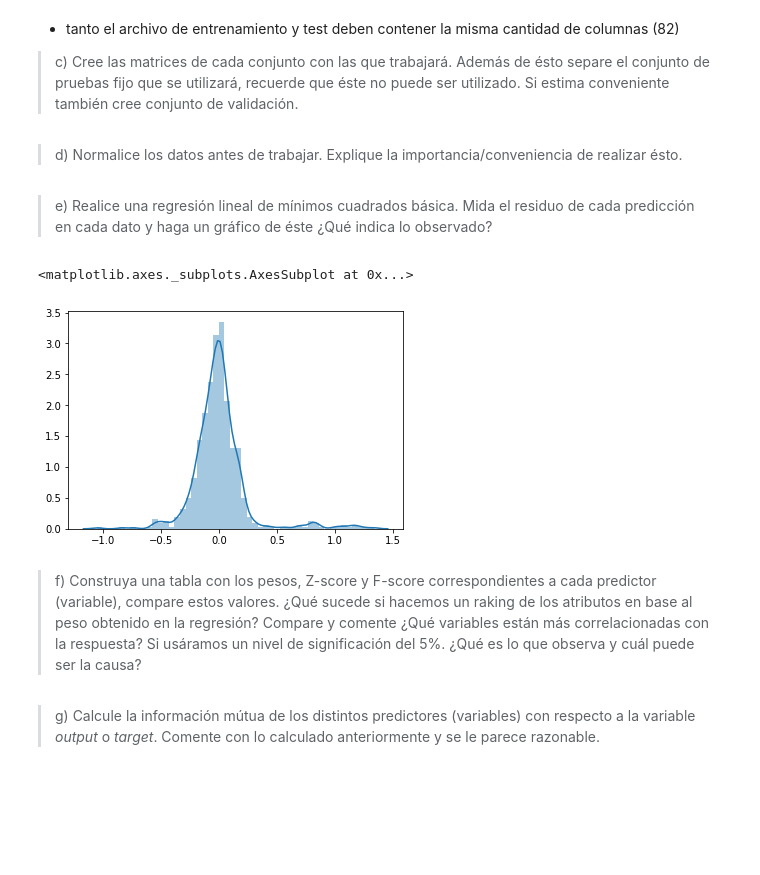
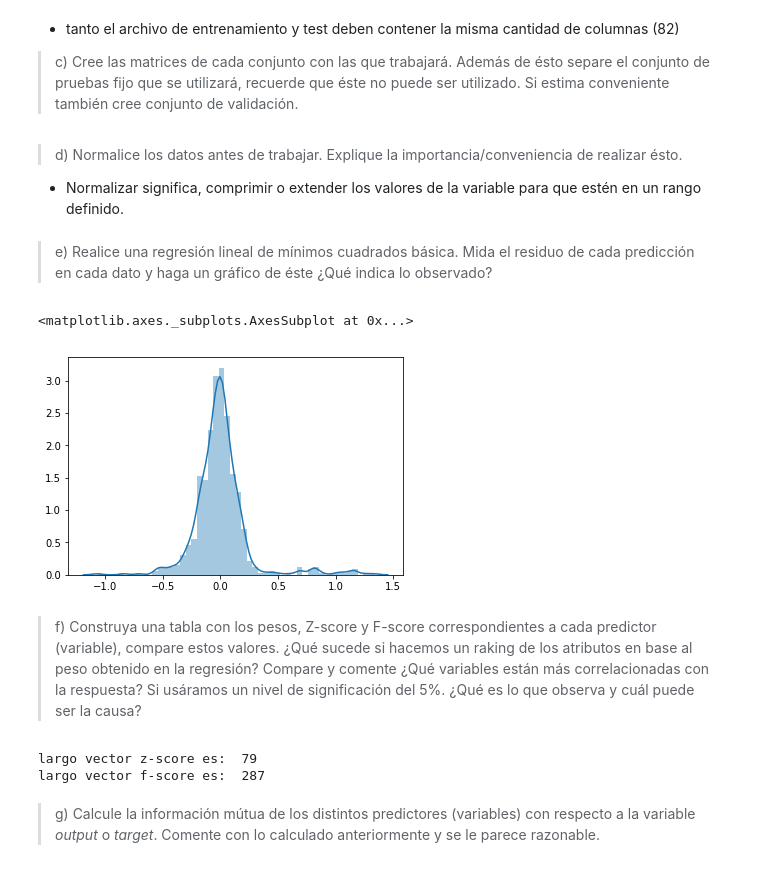
Before and after one commit to LeMythedeSisyphe/MachineLearning-Tarea1, a Jupyter notebook: Tarea 1.ipynb, the cells around one changed output. Cells and saved outputs as stored; diff of their text form; code cells hidden in the pictures; blank space fills up the shorter version.

```diff
--- a/Tarea 1.ipynb
+++ b/Tarea 1.ipynb
@@ -109,6 +109,8 @@ from sklearn.model_selection import train_test_split
 X_train, X_test, y_train, y_test = train_test_split(X, Y, test_size=0.3, random_state=42) #crea los conjuntos
 # %% [markdown]
 > d) Normalice los datos antes de trabajar. Explique la importancia/conveniencia de realizar ésto.
+
++ Normalizar significa, comprimir o extender los valores de la variable para que estén en un rango definido.
 # %%
 from sklearn.preprocessing import StandardScaler
 scaler = StandardScaler(with_mean=True, with_std=True)
@@ -120,13 +122,16 @@ X_test_scaled = scaler.transform(X_test)
 # %%
 from sklearn.linear_model import LinearRegression as LR
 linreg = LR(fit_intercept=True, n_jobs=1)
 linreg.fit(X_train_scaled,y_train)
 
 import seaborn as sns
-res = y_train-linreg.predict(X_train_scaled)
+%matplotlib inline
+
+predic=linreg.predict(X_train_scaled)
+res = y_train-predic
 sns.distplot(res)
 # %% [output]
 <matplotlib.axes._subplots.AxesSubplot at 0x...>
-[figure, old version]
+[figure, new version]
 # %% [markdown]
 > f) Construya una tabla con los pesos, Z-score y F-score correspondientes a cada predictor (variable), compare estos valores. ¿Qué sucede si hacemos un raking de los atributos en base al peso obtenido en la regresión? Compare y comente ¿Qué variables están más correlacionadas con la respuesta? Si usáramos un nivel de significación del 5%. ¿Qué es lo que observa y cuál puede ser la causa?
@@ -184,3 +138,55 @@ f_score=(n-2)*p_2/(1-p_2)
+# %%
+from scipy import stats
+
+#Z-score
+#y_promedio
+y_pro=y_test.mean()
+#calculos promedios x_i
+promedios=[]
+i=0
+while i < len(X_train_scaled[0]):
+    l=0
+    suma=0
+    while  l< len(X_train_scaled):
+        suma=X_train_scaled[l][i]+suma
+        l=l+1
+    p=suma/len(X_train_scaled)
+    promedios.append(p)
+    i=i+1
+i=0
+#Calculo vector a
+a=[]
+std_a=[]
+lis=[]
+while i < len(X_train_scaled[0]):
+    l=0
+    score=0
+    while  l< len(X_train_scaled):
+        score=(X_train_scaled[l][i]-promedios[i])*(y_test[i]-y_pro)/((X_train_scaled[l][i]-promedios[i])**2)
+        lis.append((X_train_scaled[l][i]-promedios[i])*(y_test[i]-y_pro)/((X_train_scaled[l][i]-promedios[i])**2))
+        l=l+1
+    std_a.append(np.std(lis))
+    lis=[]
+    a.append(score)
+    i=i+1
+#calculo Z-score
+z_score=[]
+i=0
+while i < len(a):
+    z_score.append(a[i]/std_a[i])
+    i=i+1
+print("Largo vector z-score es: ", len(z_score))
+#F-score
+ssr=(y_test-y_pro)**2
+sse=(y_test-y_pred)**2
+sst=ssr+sse
+p_2=ssr/sst
+n=len(p_2)
+f_score=(n-2)*p_2/(1-p_2)
+print("Largo vector f-score es: ", len(f_score))
+# %% [output]
+largo vector z-score es:  79
+largo vector f-score es:  287
 # %% [markdown]
 > g) Calcule la información mútua de los distintos predictores (variables) con respecto a la variable *output* o *target*. Comente con lo calculado anteriormente y se le parece razonable.
 # %%
```
Also changed, not shown: parts of 4 cells of this notebook, 1 other file.
